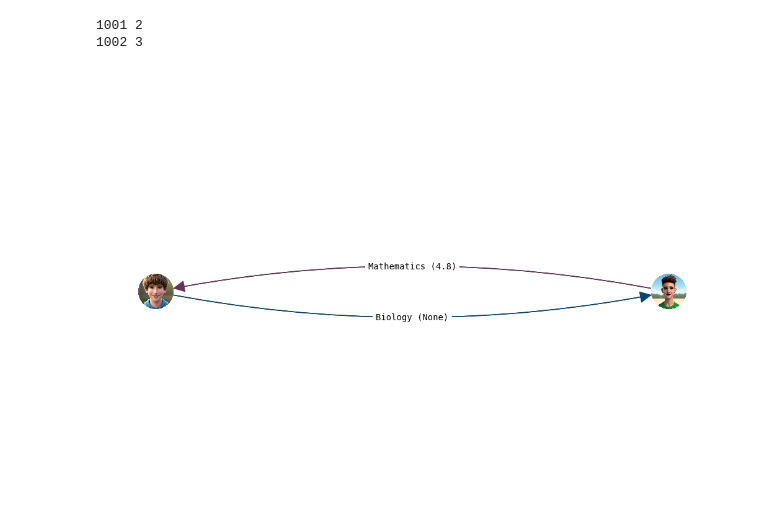
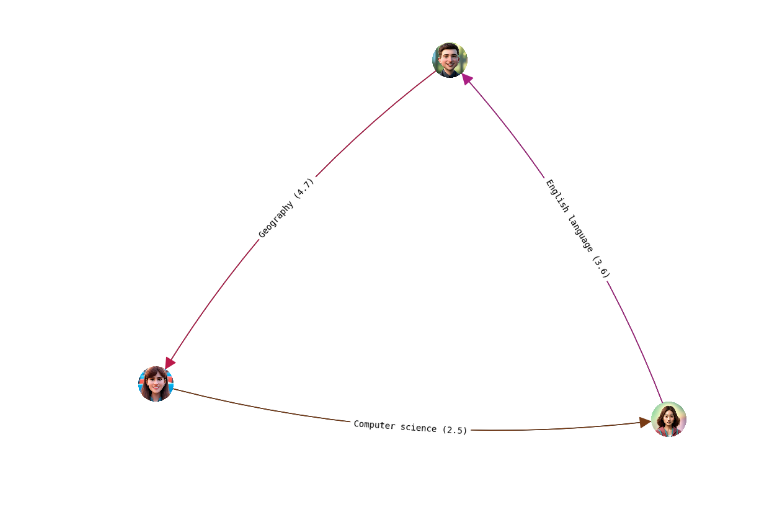
Before and after one commit to njaric03/UniHack24-Vanjo, a Jupyter notebook: knowledge_graph/make_knowledge_graph.ipynb, the cells around one changed output. Cells and saved outputs as stored; diff of their text form; code cells hidden in the pictures; blank space fills up the shorter version.

```diff
--- a/knowledge_graph/make_knowledge_graph.ipynb
+++ b/knowledge_graph/make_knowledge_graph.ipynb
@@ -33,8 +33,6 @@ ug.add_user(1002, attributes = {'is_professor': True,
  'learning_subject': 'Biology'}
             )
 # %%
-slika = ug.draw_cycle(1001, connection_style='arc3,rad=0.1')
+slika = ug.draw_cycle("ON1FcTL1iFZRX8XWHR29NphsMo42", connection_style='arc3,rad=0.1')
 # %% [output]
-1001 2
-1002 3
-[figure, old version]
+[figure, new version]
```
Also changed, not shown: 4 other files.
